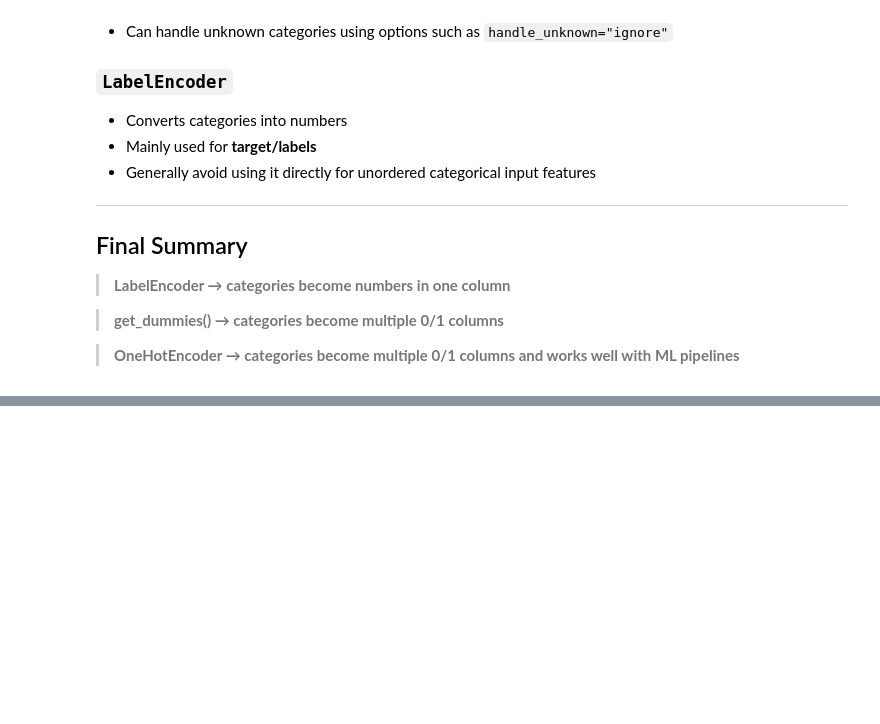
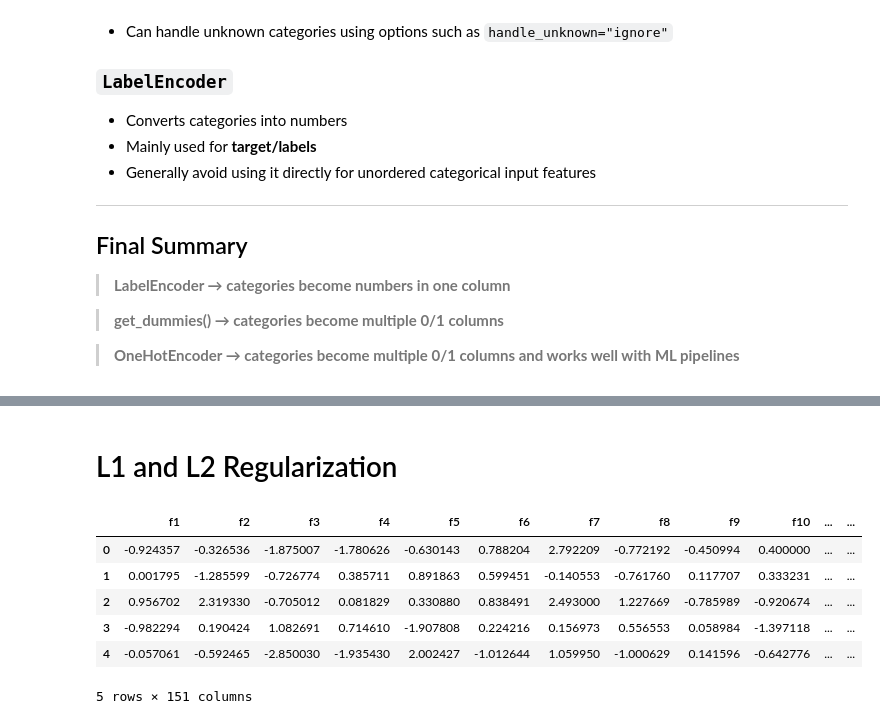
Before and after one commit to ThirumaleshV/AIE, a Jupyter notebook: ML/_1_Supervised_regression.ipynb, the cells around one changed output, grey strips where cells are left out. Cells and saved outputs as stored; diff of their text form; code cells hidden in the pictures; blank space fills up the shorter version.

```diff
--- a/ML/_1_Supervised_regression.ipynb
+++ b/ML/_1_Supervised_regression.ipynb
@@ -1730,0 +2129,2 @@ But it is a **scikit-learn preprocessing tool**, so it is especially useful in *
+# %% [markdown]
+# L1 and L2 Regularization
@@ -1730,0 +2138,11 @@ But it is a **scikit-learn preprocessing tool**, so it is especially useful in *
+# %%
+df=pd.read_csv(r"..\Datasets\dataset.csv")
+df.head()
+# %% [output]
+|  | f1 | f2 | f3 | f4 | f5 | f6 | f7 | f8 | f9 | f10 | ... | ... |
+| 0 | -0.924357 | -0.326536 | -1.875007 | -1.780626 | -0.630143 | 0.788204 | 2.792209 | -0.772192 | -0.450994 | 0.400000 | ... | ... |
+| 1 | 0.001795 | -1.285599 | -0.726774 | 0.385711 | 0.891863 | 0.599451 | -0.140553 | -0.761760 | 0.117707 | 0.333231 | ... | ... |
+| 2 | 0.956702 | 2.319330 | -0.705012 | 0.081829 | 0.330880 | 0.838491 | 2.493000 | 1.227669 | -0.785989 | -0.920674 | ... | ... |
+| 3 | -0.982294 | 0.190424 | 1.082691 | 0.714610 | -1.907808 | 0.224216 | 0.156973 | 0.556553 | 0.058984 | -1.397118 | ... | ... |
+| 4 | -0.057061 | -0.592465 | -2.850030 | -1.935430 | 2.002427 | -1.012644 | 1.059950 | -1.000629 | 0.141596 | -0.642776 | ... | ... |
+5 rows × 151 columns
```
Also changed, not shown: parts of 37 cells of this notebook.
